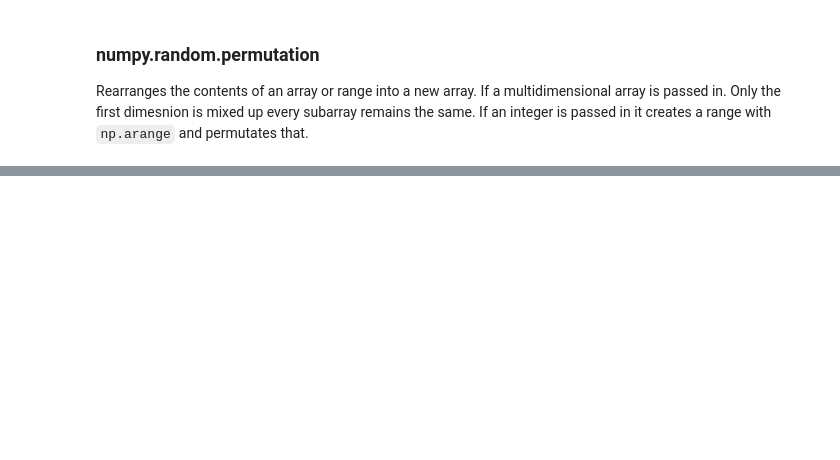
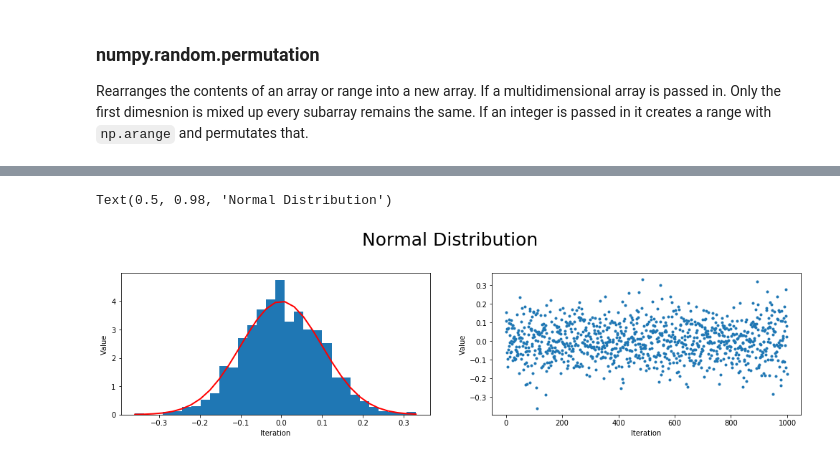
Before and after one commit to mxsxs2/Emerging-Technologies-Project, a Jupyter notebook: notebooks/Numpy Random.ipynb, the cells around one changed output, grey strips where cells are left out. Saved outputs shown, nothing was run; the diff lists cells and outputs as text; code cells hidden in the pictures; blank space fills up the shorter version.

Commit message:
Add normal fistirbution

```diff
--- a/notebooks/Numpy Random.ipynb
+++ b/notebooks/Numpy Random.ipynb
@@ -316,0 +334,4 @@ Shuffled 2D array:
+# %%
+#Generate 1000 normal distributed numbers centered arount 0 with 0.1 as maximum and -0.1 is minimum
+dn=npr.normal(0,0.1,1000)
+print('Normal distributed:\n',dn)
@@ -316,0 +356,23 @@ Shuffled 2D array:
+# %%
+#Create figure
+fig = plt.figure(figsize=(17,8))
+p=fig.add_subplot(221)
+#Cretae histogram
+count, bins, ignored = plt.hist(dn, 30, density=True,)
+#Add bellcurve
+p.plot(bins, 1/(0.1 * np.sqrt(2 * np.pi)) *
+               np.exp( - (bins - 0)**2 / (2 * 0.1**2) ),
+          linewidth=2, color='r')
+p.set_xlabel("Iteration")
+p.set_ylabel("Value")
+
+p2=fig.add_subplot(222)
+#Create scatter digaram
+p2.plot(dn,'.')
+p2.set_xlabel("Iteration")
+p2.set_ylabel("Value")
+#Add label to the figure
+fig.suptitle("Normal Distribution  of 1000 numbers centered to 0 with 0.1",fontsize=25)
+# %% [output]
+Text(0.5, 0.98, 'Normal Distribution')
+[figure, added]
```
Also changed, not shown: parts of 7 cells of this notebook.
